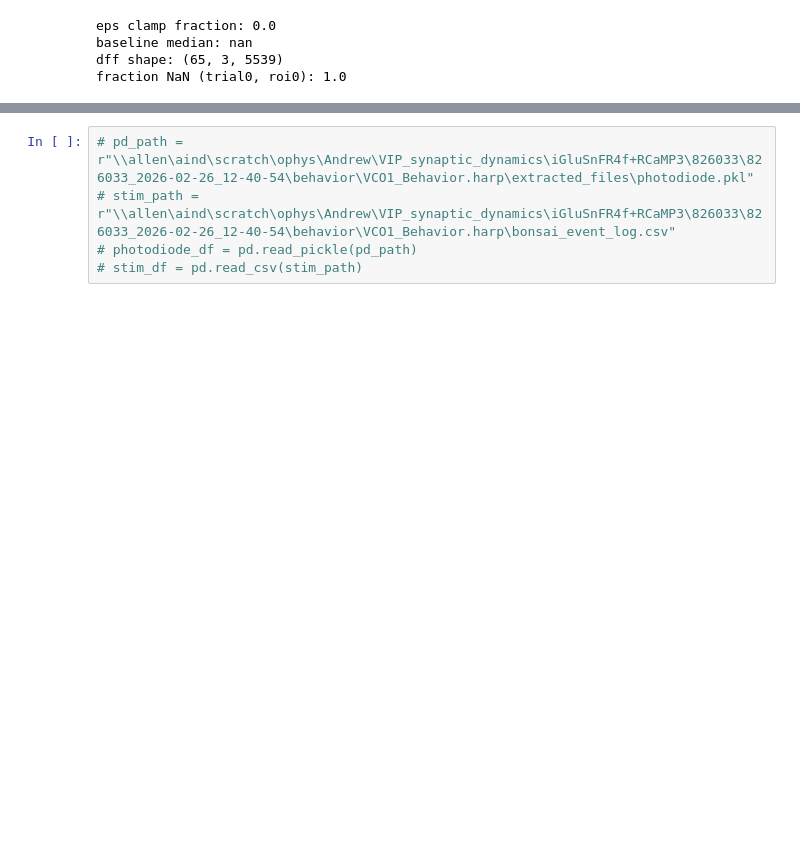
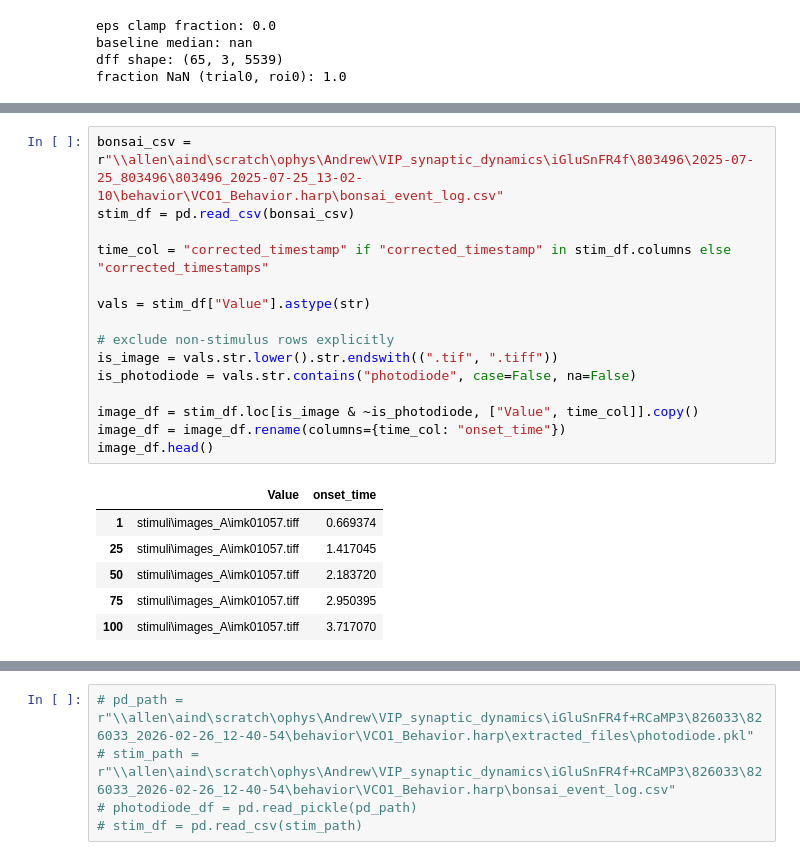
Before and after one commit to AMShelton/vip-slap2-analysis, a Jupyter notebook: notebooks/glutamate/2026-02-18_Summarize_LoCo_AccessPattern.ipynb, the cells around one changed output, grey strips where cells are left out. Drawn from its saved outputs; the diff is of its cells as text; blank space fills up the shorter version.

```diff
--- a/notebooks/glutamate/2026-02-18_Summarize_LoCo_AccessPattern.ipynb
+++ b/notebooks/glutamate/2026-02-18_Summarize_LoCo_AccessPattern.ipynb
@@ -384,0 +465,22 @@ array([], shape=(0, 92, 150), dtype=float64)
+# %%
+bonsai_csv = r"\\allen\aind\scratch\ophys\Andrew\VIP_synaptic_dynamics\iGluSnFR4f\803496\2025-07-25_803496\803496_2025-07-25_13-02-10\behavior\VCO1_Behavior.harp\bonsai_event_log.csv"
+stim_df = pd.read_csv(bonsai_csv)
+
+time_col = "corrected_timestamp" if "corrected_timestamp" in stim_df.columns else "corrected_timestamps"
+
+vals = stim_df["Value"].astype(str)
+
+# exclude non-stimulus rows explicitly
+is_image = vals.str.lower().str.endswith((".tif", ".tiff"))
+is_photodiode = vals.str.contains("photodiode", case=False, na=False)
+
+image_df = stim_df.loc[is_image & ~is_photodiode, ["Value", time_col]].copy()
+image_df = image_df.rename(columns={time_col: "onset_time"})
+image_df.head()
+# %% [output]
+|  | Value | onset_time |
+| 1 | stimuli\images_A\imk01057.tiff | 0.669374 |
+| 25 | stimuli\images_A\imk01057.tiff | 1.417045 |
+| 50 | stimuli\images_A\imk01057.tiff | 2.183720 |
+| 75 | stimuli\images_A\imk01057.tiff | 2.950395 |
+| 100 | stimuli\images_A\imk01057.tiff | 3.717070 |
```
Also changed, not shown: parts of 37 cells of this notebook, 3 other files.
